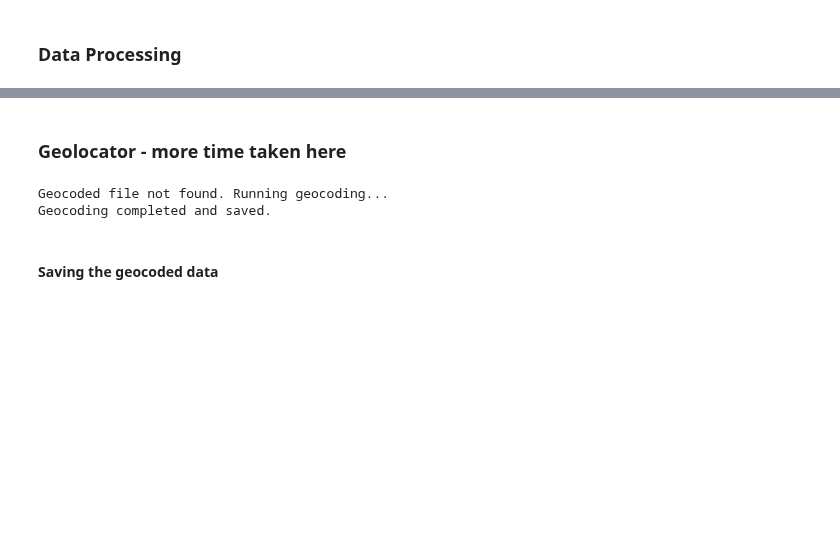
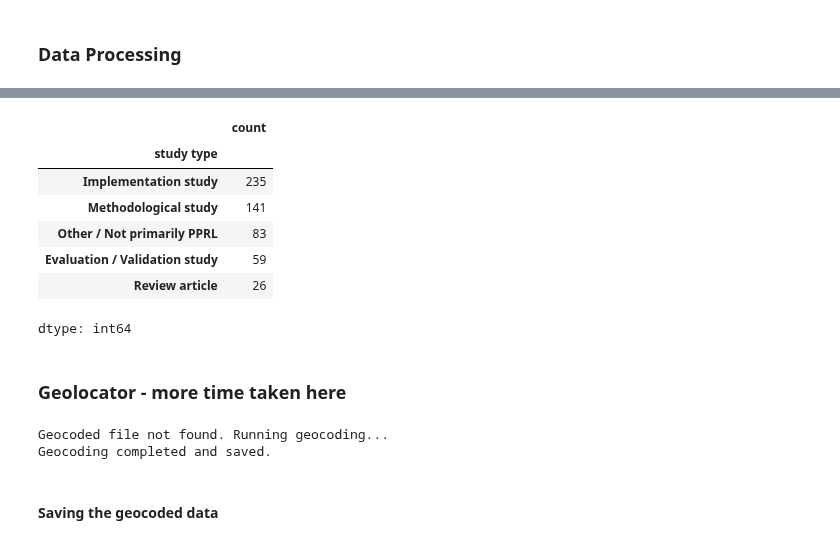
Before and after one commit to dmainagithub/dm-pprl-work, a Jupyter notebook: Scoping_Review_Work_Colab.ipynb, the cells around one changed output, grey strips where cells are left out. Drawn from its saved outputs; the diff is of its cells as text; code cells hidden in the pictures; blank space fills up the shorter version.

```diff
--- a/Scoping_Review_Work_Colab.ipynb
+++ b/Scoping_Review_Work_Colab.ipynb
@@ -137,3 +181,14 @@ df_exploded = df_exploded[df_exploded['countries_clean'].notna() & (df_exploded[
+# %%
+df_raw['study type'].value_counts()
+# %% [output]
+|  | count |
+| study type |  |
+| Implementation study | 235 |
+| Methodological study | 141 |
+| Other / Not primarily PPRL | 83 |
+| Evaluation / Validation study | 59 |
+| Review article | 26 |
+dtype: int64
 # %% [markdown]
 ### Geolocator - more time taken here
 # %%
```
Also changed, not shown: parts of 28 cells of this notebook.
